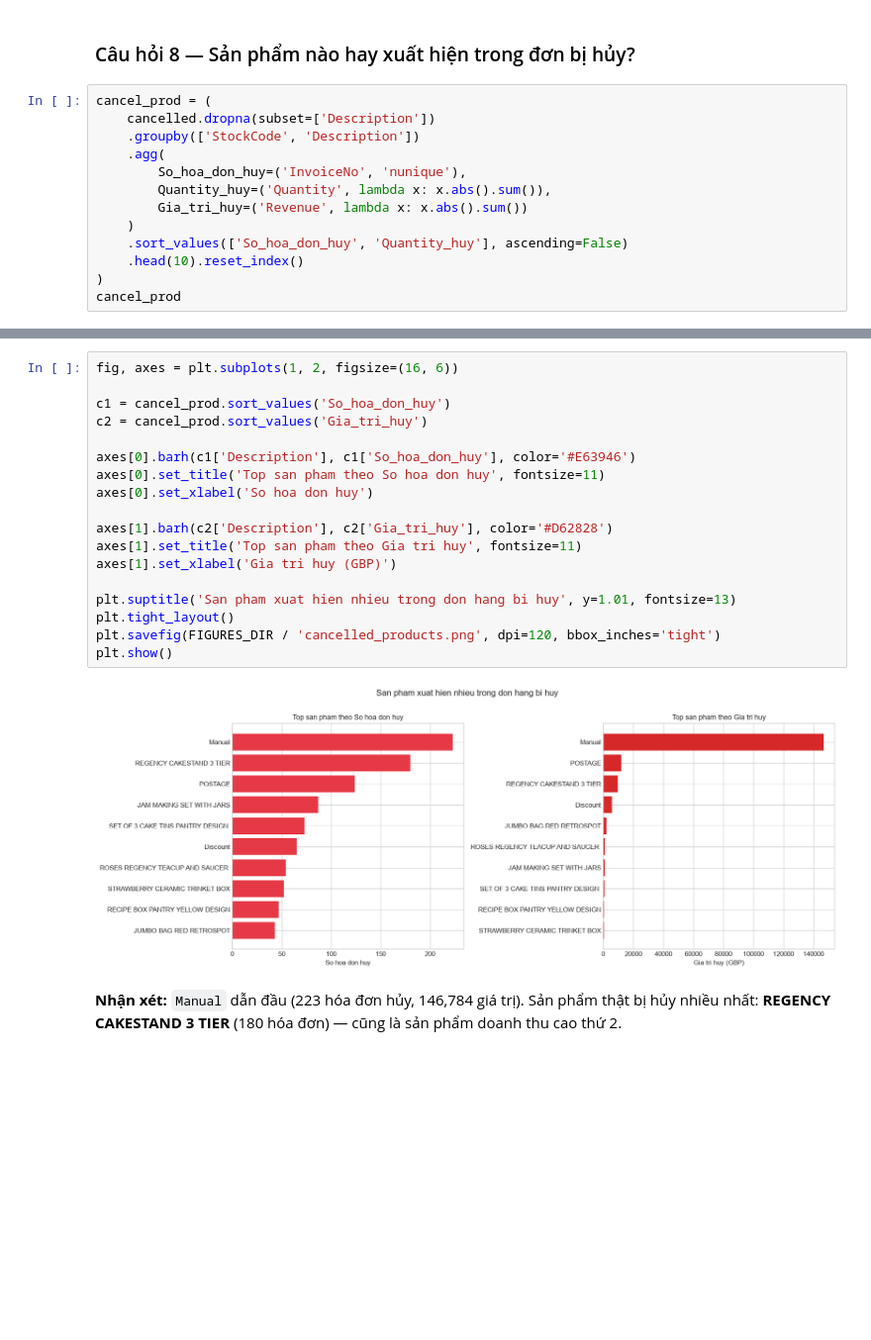
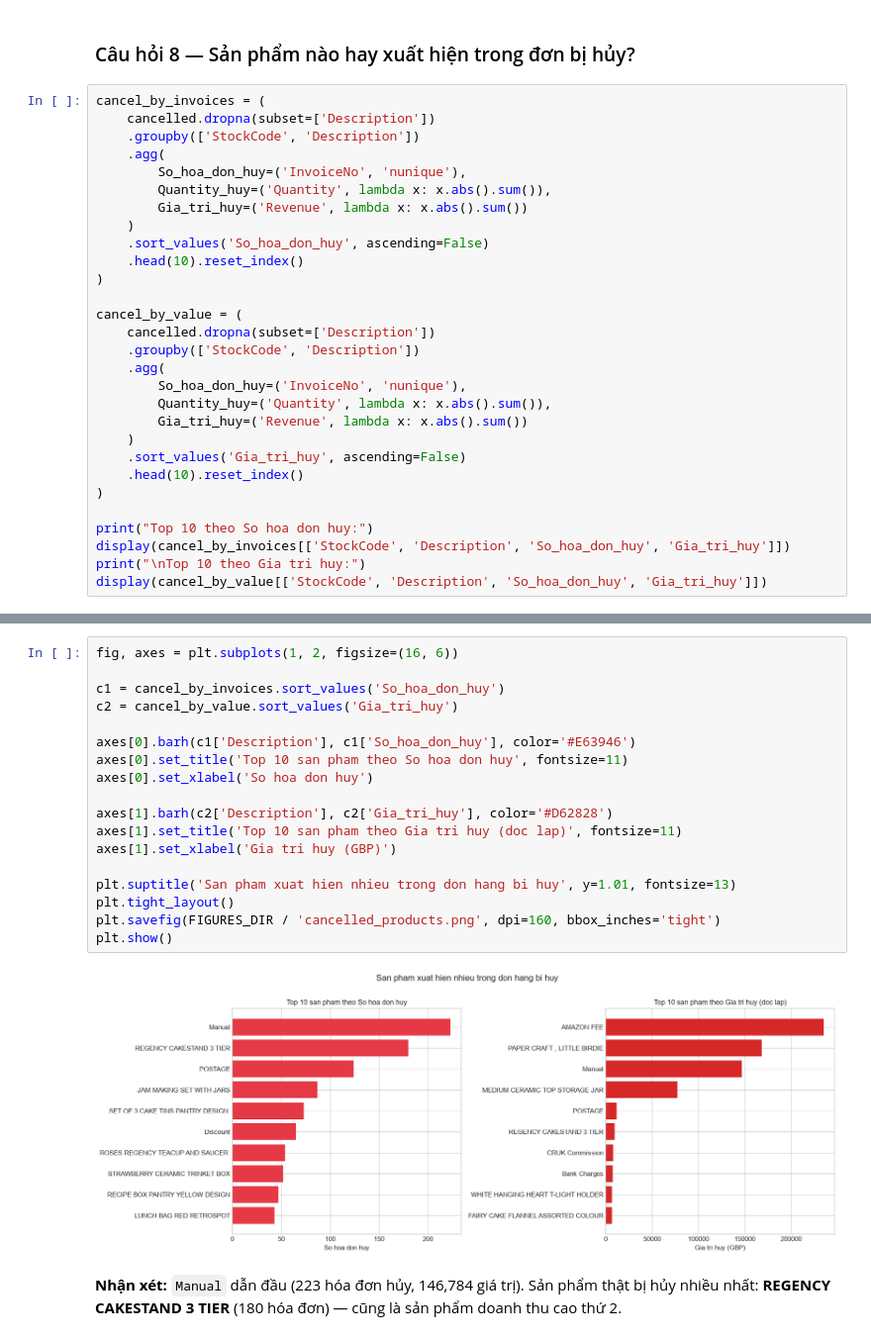
Before and after one commit to Dungduog/retail-analytics-project, a Jupyter notebook: notebooks/eda_retail_analysis.ipynb, the cells around one changed output, grey strips where cells are left out. Shown at 99% size. Drawn from its saved outputs; the diff is of its cells as text; blank space fills up the shorter version.

Commit message:
Fix 5 issues: cancellation dual-ranking, Q4 label, customer 14911 note, 75.2% denominator, DPI unified to 160

```diff
--- a/notebooks/eda_retail_analysis.ipynb
+++ b/notebooks/eda_retail_analysis.ipynb
@@ -724,7 +724,7 @@ Tong khach Lost + At Risk: 1,692
 # %% [markdown]
 ### Câu hỏi 8 — Sản phẩm nào hay xuất hiện trong đơn bị hủy?
 # %%
-cancel_prod = (
+cancel_by_invoices = (
     cancelled.dropna(subset=['Description'])
     .groupby(['StockCode', 'Description'])
     .agg(
@@ -732,8 +732,24 @@ cancel_prod = (
         Quantity_huy=('Quantity', lambda x: x.abs().sum()),
         Gia_tri_huy=('Revenue', lambda x: x.abs().sum())
     )
-    .sort_values(['So_hoa_don_huy', 'Quantity_huy'], ascending=False)
+    .sort_values('So_hoa_don_huy', ascending=False)
     .head(10).reset_index()
 )
-cancel_prod
+
+cancel_by_value = (
+    cancelled.dropna(subset=['Description'])
+    .groupby(['StockCode', 'Description'])
+    .agg(
+        So_hoa_don_huy=('InvoiceNo', 'nunique'),
+        Quantity_huy=('Quantity', lambda x: x.abs().sum()),
+        Gia_tri_huy=('Revenue', lambda x: x.abs().sum())
+    )
+    .sort_values('Gia_tri_huy', ascending=False)
+    .head(10).reset_index()
+)
+
+print("Top 10 theo So hoa don huy:")
+display(cancel_by_invoices[['StockCode', 'Description', 'So_hoa_don_huy', 'Gia_tri_huy']])
+print("\nTop 10 theo Gia tri huy:")
+display(cancel_by_value[['StockCode', 'Description', 'So_hoa_don_huy', 'Gia_tri_huy']])
 # %% [output]
@@ -751,23 +780,23 @@ cancel_prod
 # %%
 fig, axes = plt.subplots(1, 2, figsize=(16, 6))
 
-c1 = cancel_prod.sort_values('So_hoa_don_huy')
-c2 = cancel_prod.sort_values('Gia_tri_huy')
+c1 = cancel_by_invoices.sort_values('So_hoa_don_huy')
+c2 = cancel_by_value.sort_values('Gia_tri_huy')
 
 axes[0].barh(c1['Description'], c1['So_hoa_don_huy'], color='#E63946')
-axes[0].set_title('Top san pham theo So hoa don huy', fontsize=11)
+axes[0].set_title('Top 10 san pham theo So hoa don huy', fontsize=11)
 axes[0].set_xlabel('So hoa don huy')
 
 axes[1].barh(c2['Description'], c2['Gia_tri_huy'], color='#D62828')
-axes[1].set_title('Top san pham theo Gia tri huy', fontsize=11)
+axes[1].set_title('Top 10 san pham theo Gia tri huy (doc lap)', fontsize=11)
 axes[1].set_xlabel('Gia tri huy (GBP)')
 
 plt.suptitle('San pham xuat hien nhieu trong don hang bi huy', y=1.01, fontsize=13)
 plt.tight_layout()
-plt.savefig(FIGURES_DIR / 'cancelled_products.png', dpi=120, bbox_inches='tight')
+plt.savefig(FIGURES_DIR / 'cancelled_products.png', dpi=160, bbox_inches='tight')
 plt.show()
 # %% [output]
-[figure, old version]
+[figure, new version]
 # %% [markdown]
 **Nhận xét:** `Manual` dẫn đầu (223 hóa đơn hủy, 146,784 giá trị). Sản phẩm thật bị hủy nhiều nhất: **REGENCY CAKESTAND 3 TIER** (180 hóa đơn) — cũng là sản phẩm doanh thu cao thứ 2.
 # %% [markdown]
```
Also changed, not shown: parts of 13 cells of this notebook, 2 other files.
